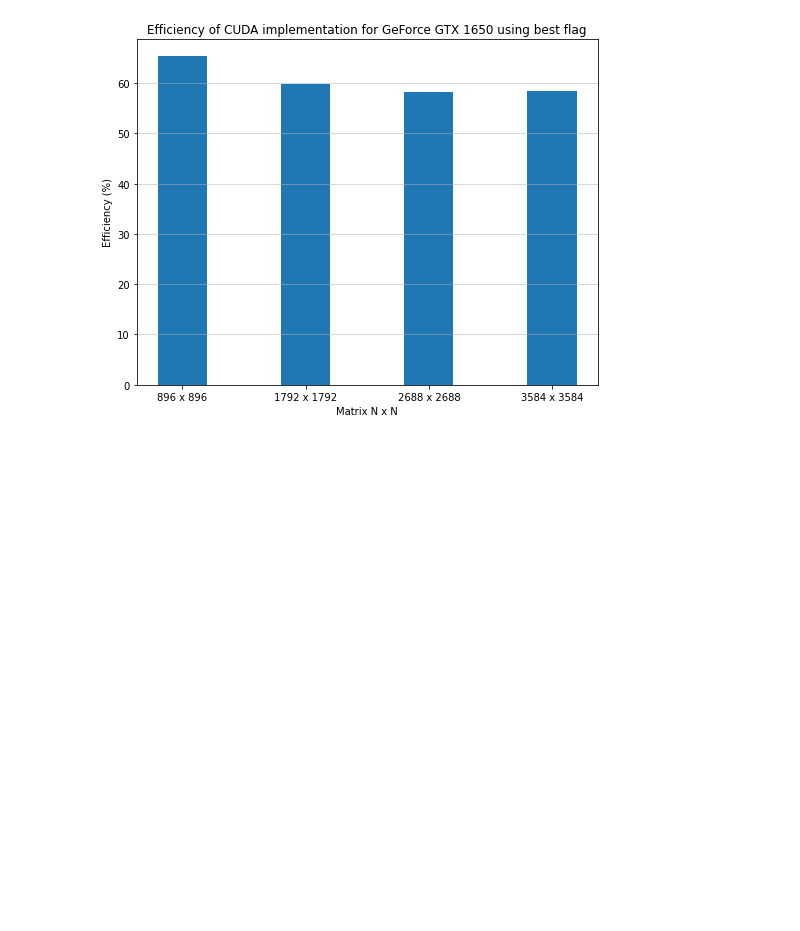
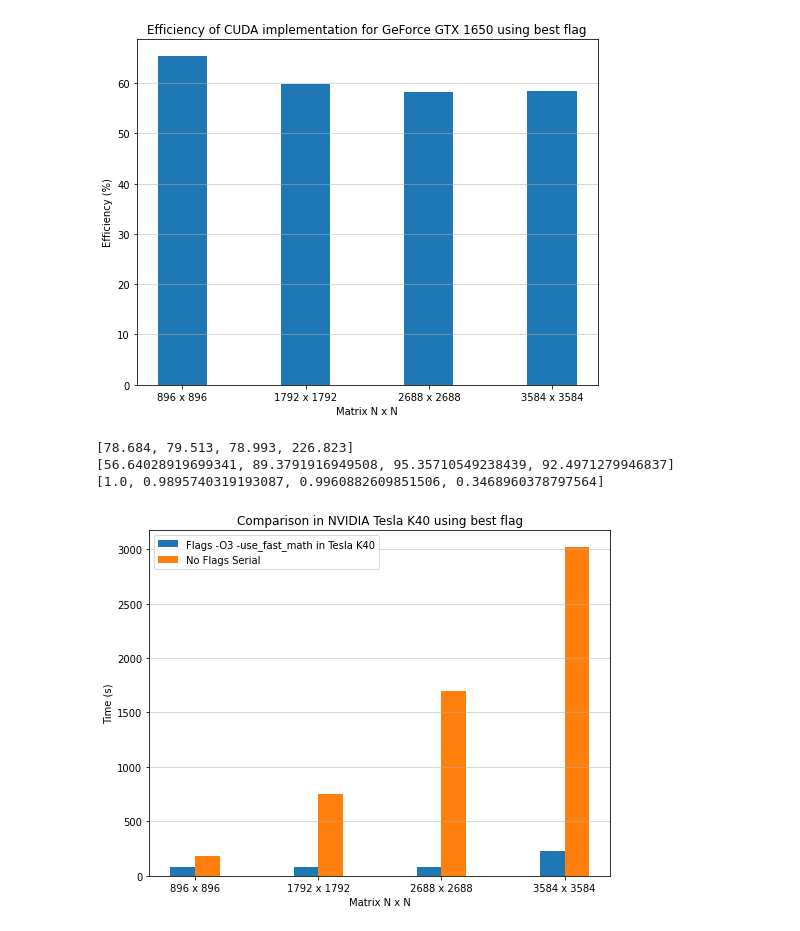
Before and after one commit to Shnrqpdr/Wave-Equation, a Jupyter notebook: wave-equation-cuda/src/benchmark/notebookBenchmark.ipynb, the cells around one changed output. Saved outputs shown, nothing was run; the diff lists cells and outputs as text; code cells hidden in the pictures; blank space fills up the shorter version.

Commit message:
tempos lncc

```diff
--- a/wave-equation-cuda/src/benchmark/notebookBenchmark.ipynb
+++ b/wave-equation-cuda/src/benchmark/notebookBenchmark.ipynb
@@ -574,3 +574,65 @@ plt.grid(axis='y', linestyle='-', linewidth=0.5)
 plt.savefig(f'plotEficienciasSERIALxCUDAopt.png', dpi=400)
 # %% [output]
 [figure]
+# %%
+
+temposk40 = []
+eficienciask40 = []
+speedupsk40 = []
+
+for malha in malhas:
+    file = pd.read_csv(f'../lncc/{malha}/tempo.out', header = None, sep='\s+')
+
+    if ',' in file[1][0]:
+        tempo = file[1][0].replace(',', '.')
+    else:
+        tempo = file[1][0]
+
+    tempo = converterTempo(tempo)
+
+    temposk40.append(tempo)
+
+for i in range(np.size(malhas)):
+    eficienciask40.append((1 - (temposk40[i]/temposSerial[i]))*100)
+
+for i in range(np.size(malhas)):
+    speedupsk40.append((temposk40[0]/temposk40[i]))
+
+print(temposk40)
+print(eficienciask40)
+print(speedupsk40)
+# %% [output]
+[78.684, 79.513, 78.993, 226.823]
+[56.64028919699341, 89.3791916949508, 95.35710549238439, 92.4971279946837]
+[1.0, 0.9895740319193087, 0.9960882609851506, 0.3468960378797564]
+# %%
+import matplotlib.pyplot as plt
+
+malhasLabel = []
+
+for malha in malhas:
+    malhasLabel.append(f'{malha} x {malha}')
+
+
+barWidth = 0.20
+
+fig1 = plt.figure(figsize=(8,6))
+axes = fig1.add_axes([0.1,0.1,0.8,0.8])
+
+r1 = np.arange(len(temposk40))
+r2 = [x + barWidth for x in r1]
+
+axes.bar(r1, temposk40, width=barWidth, label="Flags -O3 -use_fast_math in Tesla K40")
+axes.bar(r2, temposSerial, width=barWidth, label="No Flags Serial")
+
+axes.set_xlabel('Matrix N x N')
+plt.xticks([r + barWidth -0.1 for r in range(len(temposk40))], malhasLabel)
+axes.set_ylabel("Time (s)")
+
+axes.set_title(f'Comparison in NVIDIA Tesla K40 using best flag')
+plt.grid(axis='y', linestyle='-', linewidth=0.5)
+axes.legend(loc='upper left')
+
+plt.savefig(f'plotTemposMalhasSERIALxCUDAoptK40.png', dpi=400)
+# %% [output]
+[figure, added]
```
Also changed, not shown: parts of 1 cell of this notebook, 11 other files.
